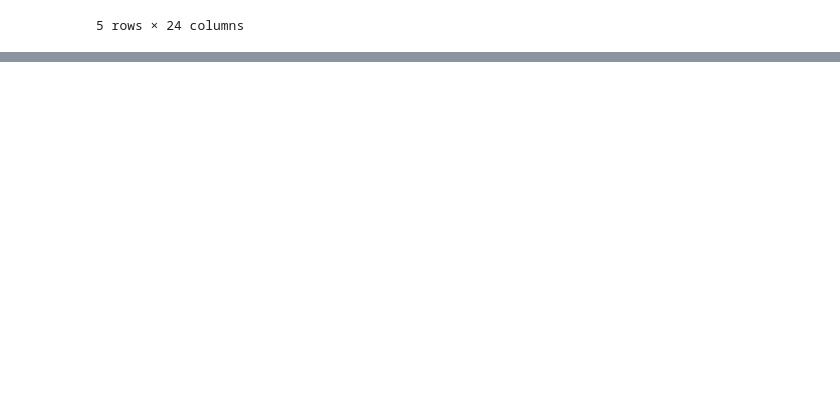
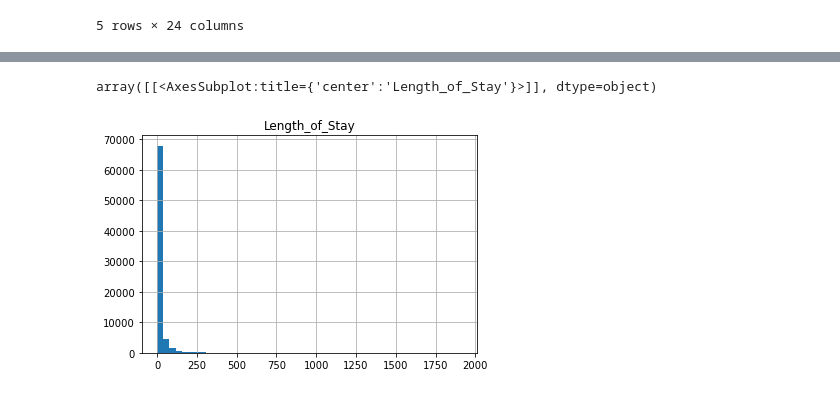
Before and after one commit to M-Outlaw/BootCamp-Mod-20-Animal_Shelter_Analysis, a Jupyter notebook: Multiple_Intakes.ipynb, the cells around one changed output, grey strips where cells are left out. Drawn from its saved outputs; the diff is of its cells as text; code cells hidden in the pictures; blank space fills up the shorter version.

```diff
--- a/Multiple_Intakes.ipynb
+++ b/Multiple_Intakes.ipynb
@@ -114,0 +119,5 @@ df.to_csv('duplicate_animal_id.csv')
+# %%
+df.hist(column='Length_of_Stay', bins=50)
+# %% [output]
+array([[<AxesSubplot:title={'center':'Length_of_Stay'}>]], dtype=object)
+[figure, added]
```
Also changed, not shown: parts of 17 cells of this notebook.
